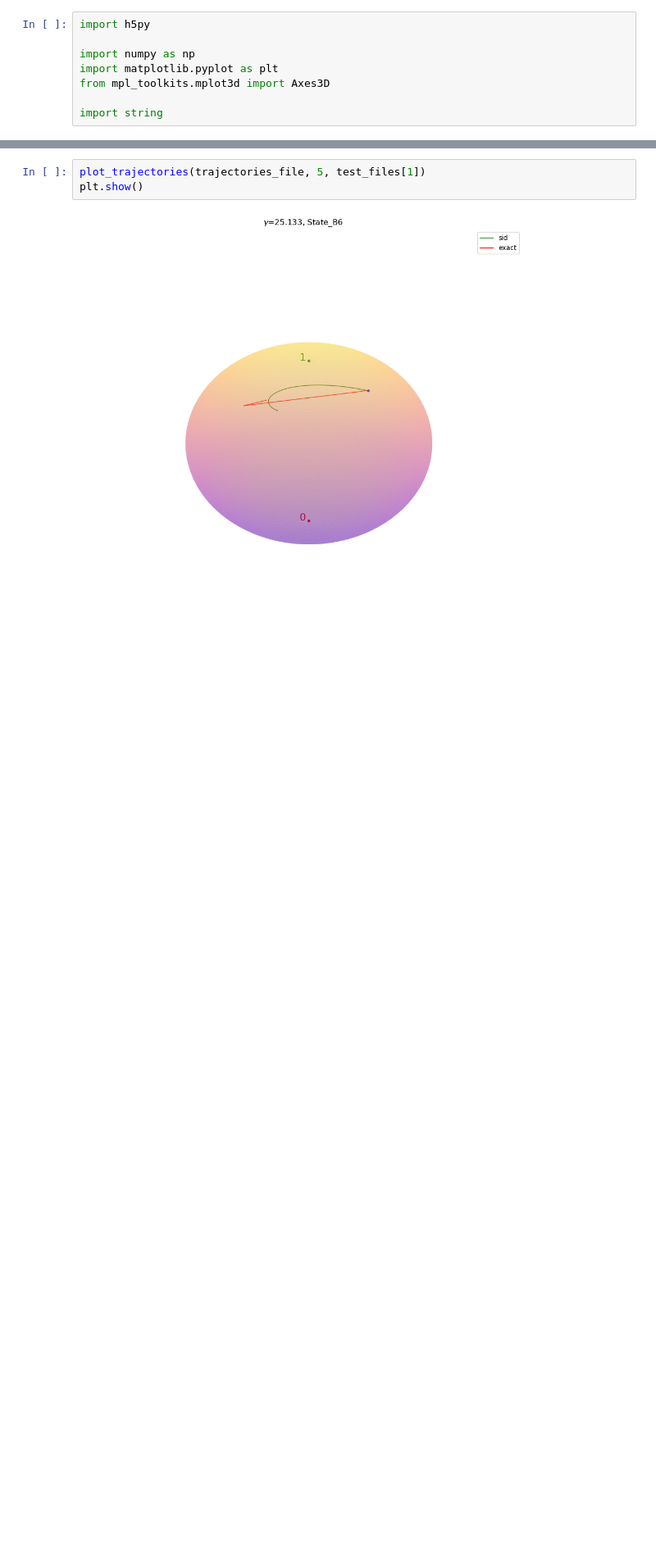
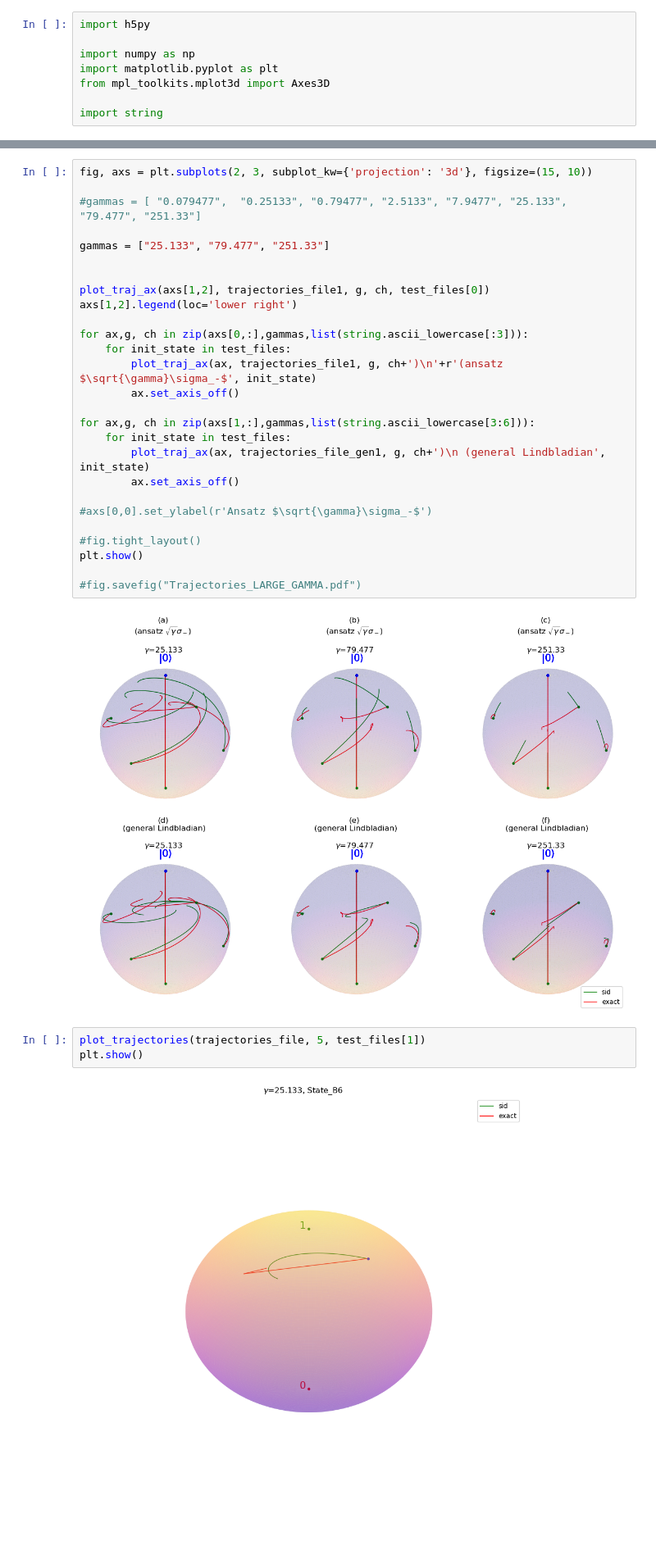
Before and after one commit to zpopovych/OQSID-thesis, a Jupyter notebook: LARGE_GAMMAS/06_plot_trajectories.ipynb, the cells around one changed output, grey strips where cells are left out. Shown at 82% size. Saved outputs shown, nothing was run; the diff lists cells and outputs as text; blank space fills up the shorter version.

```diff
--- a/LARGE_GAMMAS/06_plot_trajectories.ipynb
+++ b/LARGE_GAMMAS/06_plot_trajectories.ipynb
@@ -143,3 +142,32 @@ plt.show()
+# %%
+fig, axs = plt.subplots(2, 3, subplot_kw={'projection': '3d'}, figsize=(15, 10))
+
+#gammas = [ "0.079477",  "0.25133", "0.79477", "2.5133", "7.9477", "25.133", "79.477", "251.33"]
+
+gammas = ["25.133", "79.477", "251.33"]
+
+
+plot_traj_ax(axs[1,2], trajectories_file1, g, ch, test_files[0])
+axs[1,2].legend(loc='lower right')
+
+for ax,g, ch in zip(axs[0,:],gammas,list(string.ascii_lowercase[:3])):
+    for init_state in test_files:
+        plot_traj_ax(ax, trajectories_file1, g, ch+')\n'+r'(ansatz $\sqrt{\gamma}\sigma_-$', init_state)
+        ax.set_axis_off()
+
+for ax,g, ch in zip(axs[1,:],gammas,list(string.ascii_lowercase[3:6])):
+    for init_state in test_files:
+        plot_traj_ax(ax, trajectories_file_gen1, g, ch+')\n (general Lindbladian', init_state)
+        ax.set_axis_off()
+
+#axs[0,0].set_ylabel(r'Ansatz $\sqrt{\gamma}\sigma_-$')
+
+#fig.tight_layout()
+plt.show()
+
+#fig.savefig("Trajectories_LARGE_GAMMA.pdf")
+# %% [output]
+[figure, added]
 # %%
 plot_trajectories(trajectories_file, 5, test_files[1])
 plt.show()
```
Also changed, not shown: parts of 3 cells of this notebook, 4 other files.
